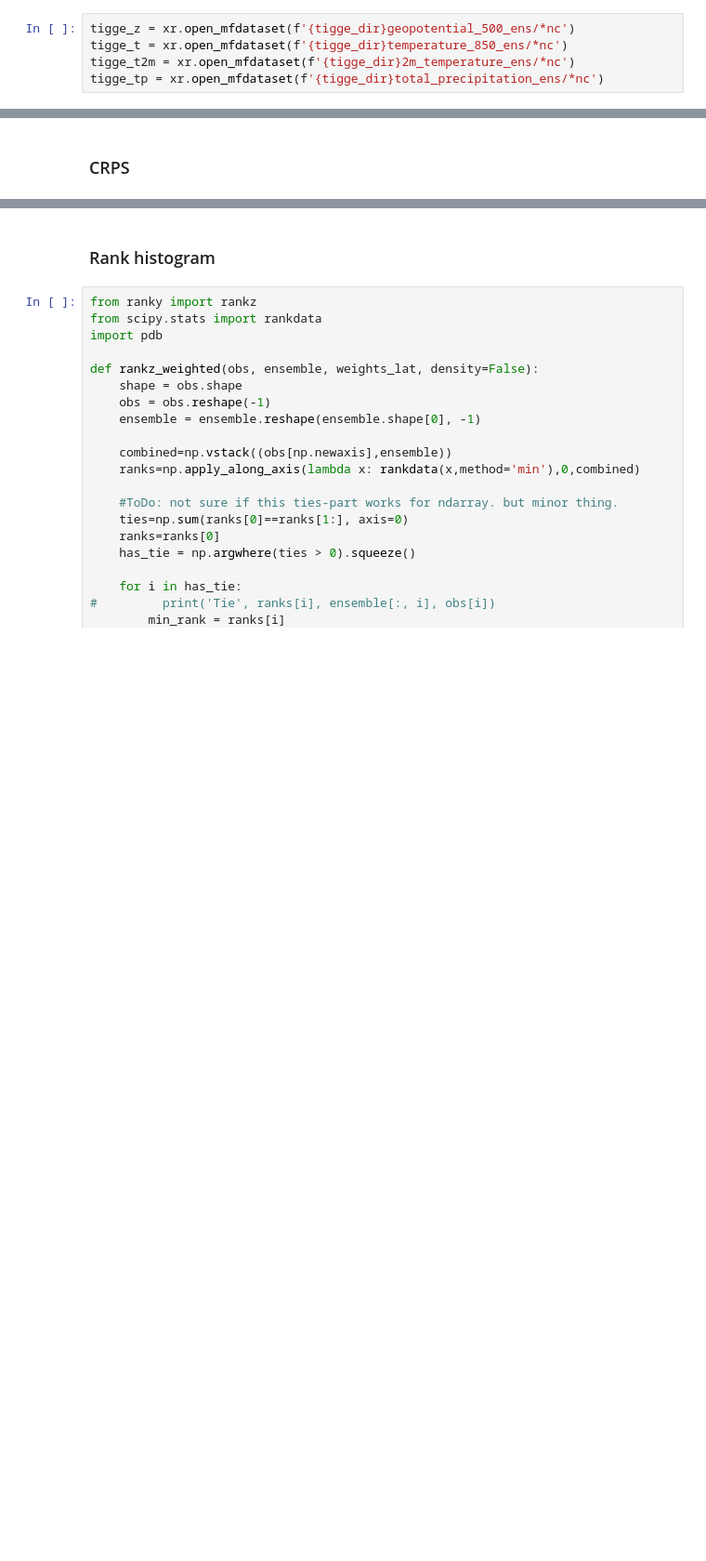
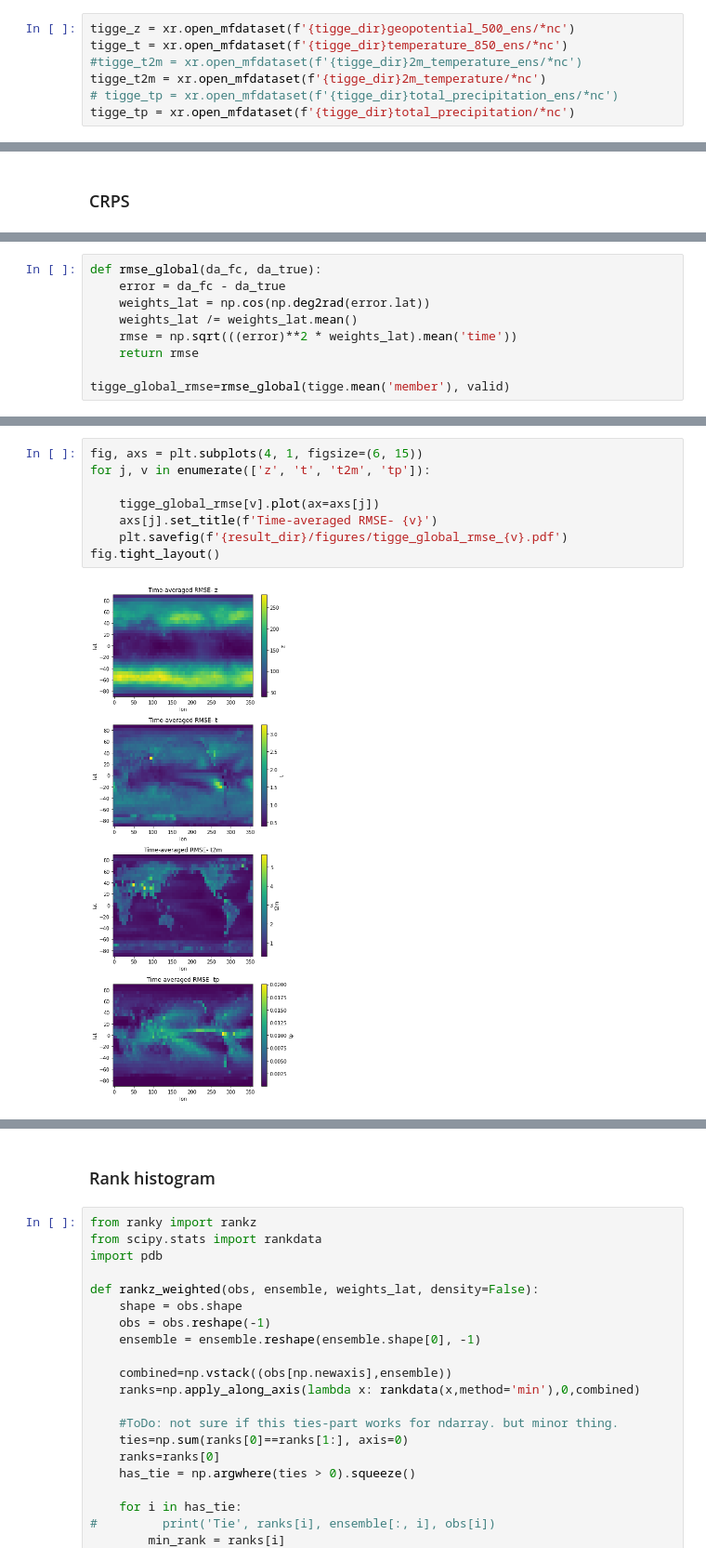
Before and after one commit to sagar-garg/WeatherBench, a Jupyter notebook: nbs_probabilistic/all-scores-comparison.ipynb, the cells around one changed output, grey strips where cells are left out. Shown at 93% size. Drawn from its saved outputs; the diff is of its cells as text; blank space fills up the shorter version.

Commit message:
global maps added

```diff
--- a/nbs_probabilistic/all-scores-comparison.ipynb
+++ b/nbs_probabilistic/all-scores-comparison.ipynb
@@ -134,5 +128,7 @@ geopotential_500_ens  total_precipitation
 # %%
 tigge_z = xr.open_mfdataset(f'{tigge_dir}geopotential_500_ens/*nc')
 tigge_t = xr.open_mfdataset(f'{tigge_dir}temperature_850_ens/*nc')
-tigge_t2m = xr.open_mfdataset(f'{tigge_dir}2m_temperature_ens/*nc')
-tigge_tp = xr.open_mfdataset(f'{tigge_dir}total_precipitation_ens/*nc')
+#tigge_t2m = xr.open_mfdataset(f'{tigge_dir}2m_temperature_ens/*nc')
+tigge_t2m = xr.open_mfdataset(f'{tigge_dir}2m_temperature/*nc')
+# tigge_tp = xr.open_mfdataset(f'{tigge_dir}total_precipitation_ens/*nc')
+tigge_tp = xr.open_mfdataset(f'{tigge_dir}total_precipitation/*nc')
@@ -286,0 +271,9 @@ tigge_crps.to_netcdf('tmp/tigge_crps.load.nc')
+# %%
+def rmse_global(da_fc, da_true):
+    error = da_fc - da_true
+    weights_lat = np.cos(np.deg2rad(error.lat))
+    weights_lat /= weights_lat.mean()
+    rmse = np.sqrt(((error)**2 * weights_lat).mean('time'))
+    return rmse
+
+tigge_global_rmse=rmse_global(tigge.mean('member'), valid)
@@ -286,0 +301,10 @@ tigge_crps.to_netcdf('tmp/tigge_crps.load.nc')
+# %%
+fig, axs = plt.subplots(4, 1, figsize=(6, 15))
+for j, v in enumerate(['z', 't', 't2m', 'tp']):
+
+    tigge_global_rmse[v].plot(ax=axs[j])
+    axs[j].set_title(f'Time-averaged RMSE- {v}')
+    plt.savefig(f'{result_dir}/figures/tigge_global_rmse_{v}.pdf')
+fig.tight_layout()
+# %% [output]
+[figure, added]
```
Also changed, not shown: parts of 65 cells of this notebook, 1 other file.
